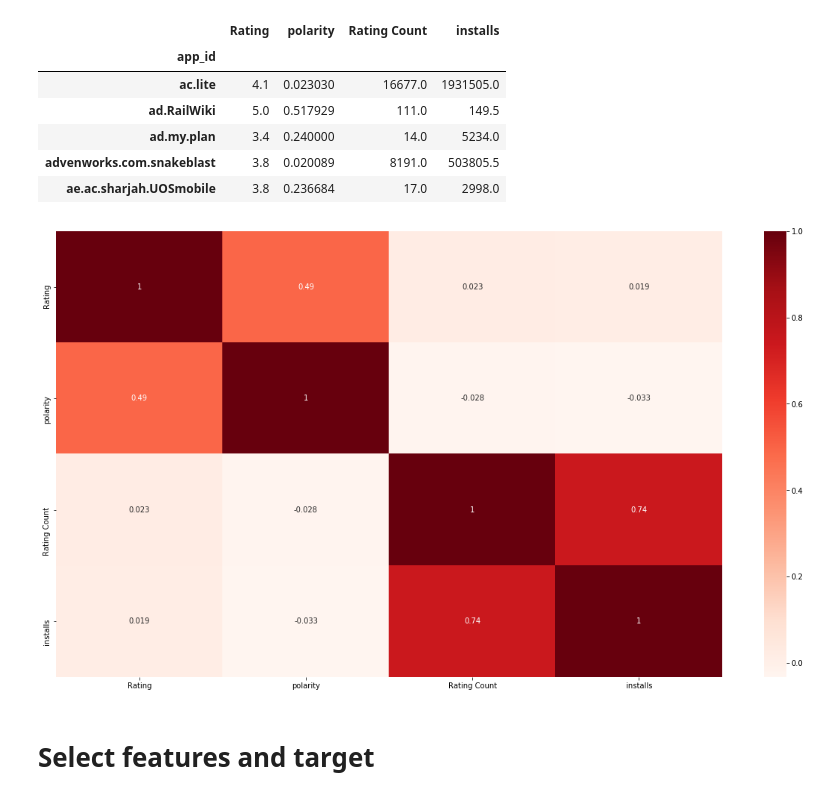
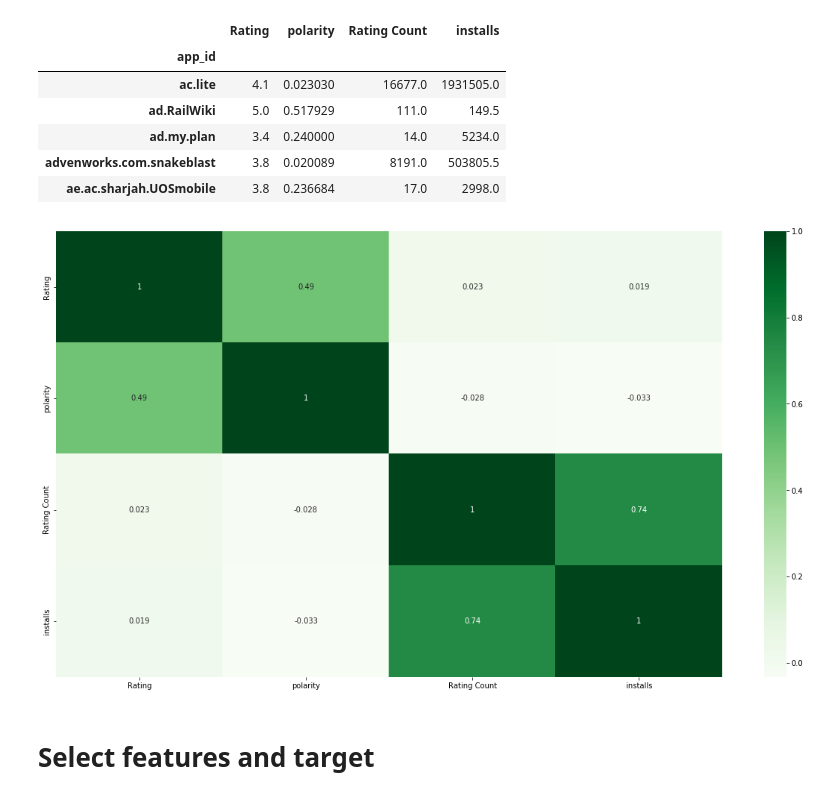
Before and after one commit to Superocker50/CMPT-353-Final-Project, a Jupyter notebook: ML.ipynb, the cells around one changed output. Drawn from its saved outputs; the diff is of its cells as text; code cells hidden in the pictures.

```diff
--- a/ML.ipynb
+++ b/ML.ipynb
@@ -55,0 +53,12 @@ plt.scatter(apps['polarity'], apps['Rating'])
+# %%
+apps['Rating'] = np.sqrt(apps['Rating'])
+# %%
+plt.rcParams.update({'axes.titlesize': 'x-large',
+                     'axes.labelsize': '44' })
+plt.figure(figsize=(15,10))
+plt.scatter(apps['polarity'], apps['Rating'], color='red')
+plt.scatter(apps['polarity'], a2['Rating'])
+plt.xlabel('polarity')
+plt.ylabel('rating')
+plt.title('Rating Transformation')
+plt.show()
@@ -121,10 +123,10 @@ apps.head()
 # %%
 plt.figure(figsize=(20, 11))
 cor = apps.corr()
-sns.heatmap(cor, annot=True, cmap=plt.cm.Reds)
+sns.heatmap(cor, annot=True, cmap=plt.cm.Greens)
 plt.show()
 # %% [output]
-[figure, old version]
+[figure, new version]
 # %% [markdown]
 # Select features and target
 # %%
```
Also changed, not shown: parts of 11 cells of this notebook, 1 other file.
